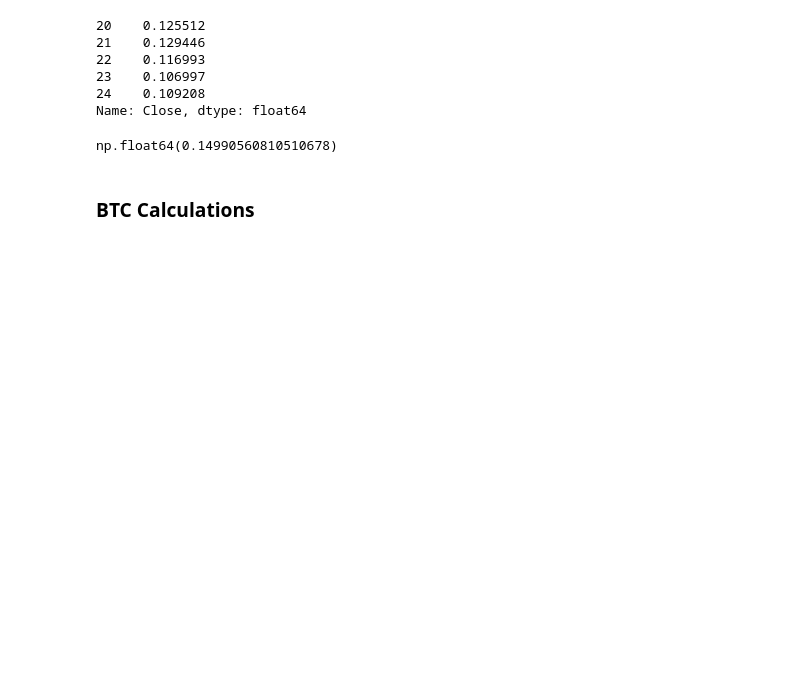
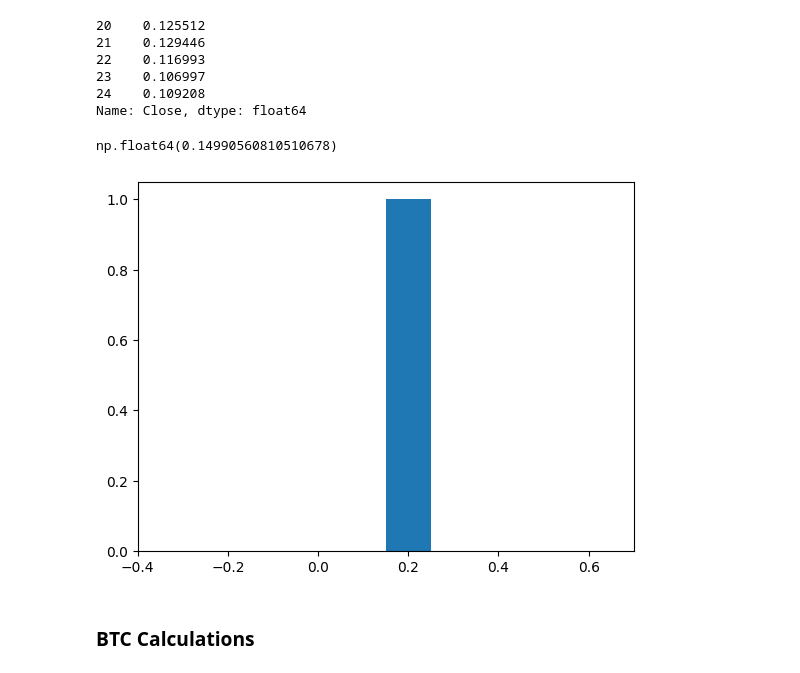
Before and after one commit to JoysGitHubPortfolio/SecuritiesModelling, a Jupyter notebook: Answers/Q2.ipynb, the cells around one changed output. Cells and saved outputs as stored; diff of their text form; code cells hidden in the pictures; blank space fills up the shorter version.

```diff
--- a/Answers/Q2.ipynb
+++ b/Answers/Q2.ipynb
@@ -116,6 +116,11 @@ ftse_vol_annual = np.mean(annualized_volatility)
 ftse_vol_annual
 # %% [output]
 np.float64(0.14990560810510678)
+# %%
+plt.hist(ftse_vol_annual)
+plt.show()
+# %% [output]
+[figure, added]
 # %% [markdown]
 ### BTC Calculations
 # %%
```
Also changed, not shown: parts of 8 cells of this notebook, 2 other files.
